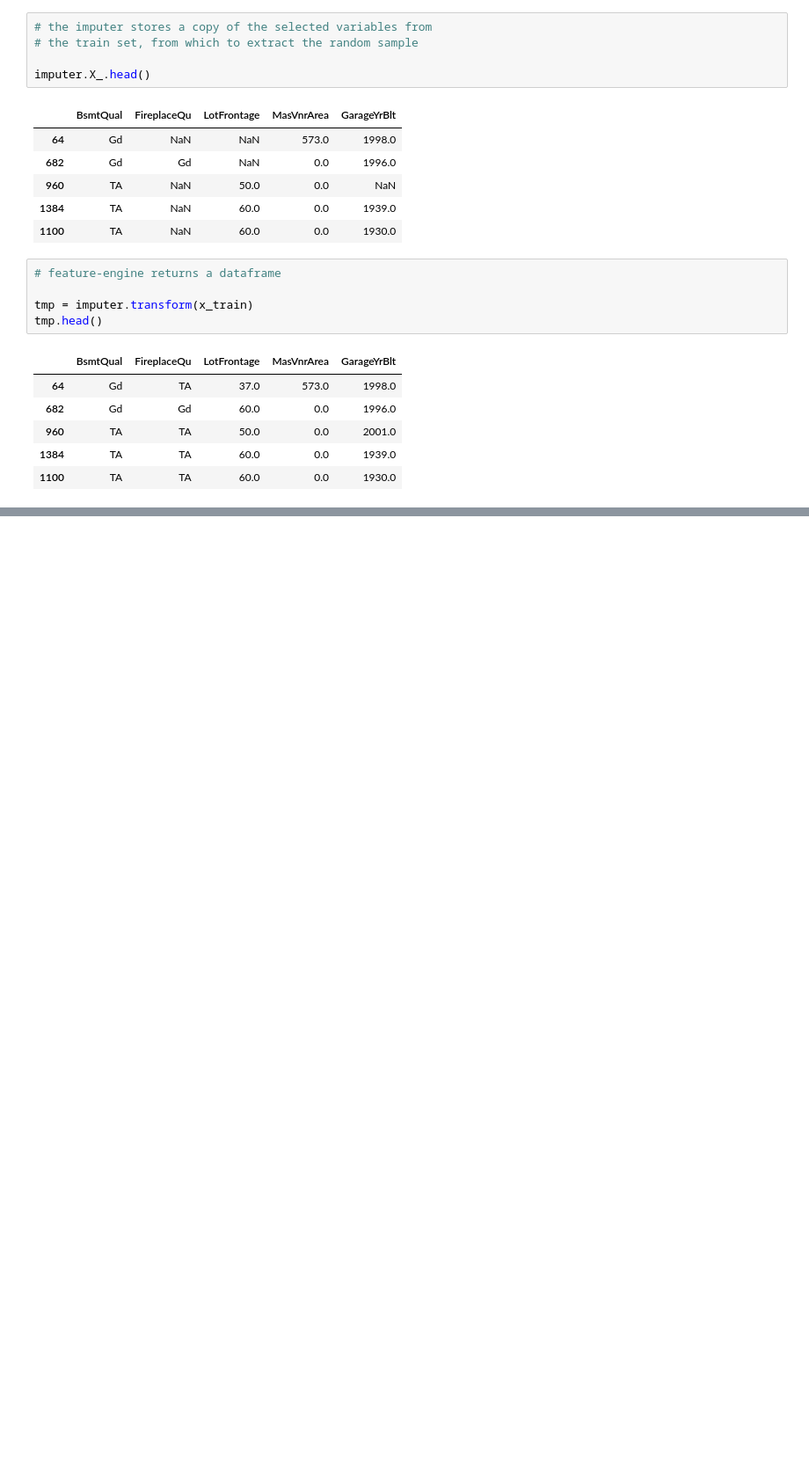
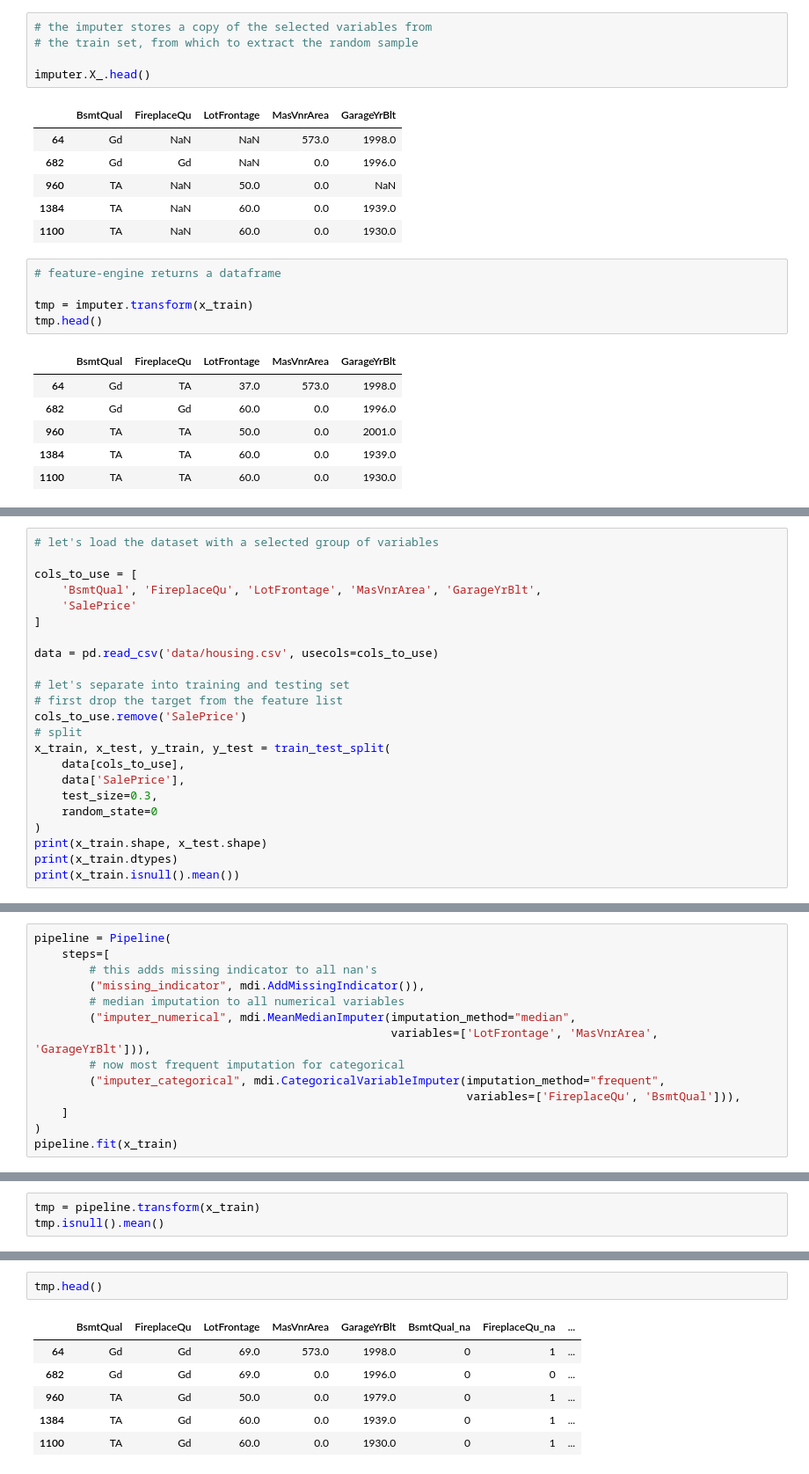
Before and after one commit to KarthikKothareddy/FeatureEngineering, a Jupyter notebook: feature_engine_imputations.ipynb, the cells around one changed output, grey strips where cells are left out. Shown: that part at 88% size. Saved outputs shown, nothing was run; the diff lists cells and outputs as text; blank space fills up the shorter version.

Commit message:
missing indicator

```diff
--- a/feature_engine_imputations.ipynb
+++ b/feature_engine_imputations.ipynb
@@ -586,0 +592,23 @@ tmp.head()
+# %%
+# let's load the dataset with a selected group of variables
+
+cols_to_use = [
+    'BsmtQual', 'FireplaceQu', 'LotFrontage', 'MasVnrArea', 'GarageYrBlt',
+    'SalePrice'
+]
+
+data = pd.read_csv('data/housing.csv', usecols=cols_to_use)
+
+# let's separate into training and testing set
+# first drop the target from the feature list
+cols_to_use.remove('SalePrice')
+# split
+x_train, x_test, y_train, y_test = train_test_split(
+    data[cols_to_use],
+    data['SalePrice'],
+    test_size=0.3,
+    random_state=0
+)
+print(x_train.shape, x_test.shape)
+print(x_train.dtypes)
+print(x_train.isnull().mean())
@@ -586,0 +637,14 @@ tmp.head()
+# %%
+pipeline = Pipeline(
+    steps=[
+        # this adds missing indicator to all nan's
+        ("missing_indicator", mdi.AddMissingIndicator()),
+        # median imputation to all numerical variables
+        ("imputer_numerical", mdi.MeanMedianImputer(imputation_method="median",
+                                                    variables=['LotFrontage', 'MasVnrArea', 'GarageYrBlt'])),
+        # now most frequent imputation for categorical
+        ("imputer_categorical", mdi.CategoricalVariableImputer(imputation_method="frequent",
+                                                               variables=['FireplaceQu', 'BsmtQual'])),
+    ]
+)
+pipeline.fit(x_train)
@@ -586,0 +662,3 @@ tmp.head()
+# %%
+tmp = pipeline.transform(x_train)
+tmp.isnull().mean()
@@ -586,0 +677,9 @@ tmp.head()
+# %%
+tmp.head()
+# %% [output]
+|  | BsmtQual | FireplaceQu | LotFrontage | MasVnrArea | GarageYrBlt | BsmtQual_na | FireplaceQu_na | ... |
+| 64 | Gd | Gd | 69.0 | 573.0 | 1998.0 | 0 | 1 | ... |
+| 682 | Gd | Gd | 69.0 | 0.0 | 1996.0 | 0 | 0 | ... |
+| 960 | TA | Gd | 50.0 | 0.0 | 1979.0 | 0 | 1 | ... |
+| 1384 | TA | Gd | 60.0 | 0.0 | 1939.0 | 0 | 1 | ... |
+| 1100 | TA | Gd | 60.0 | 0.0 | 1930.0 | 0 | 1 | ... |
```
Also changed, not shown: parts of 7 cells of this notebook.
